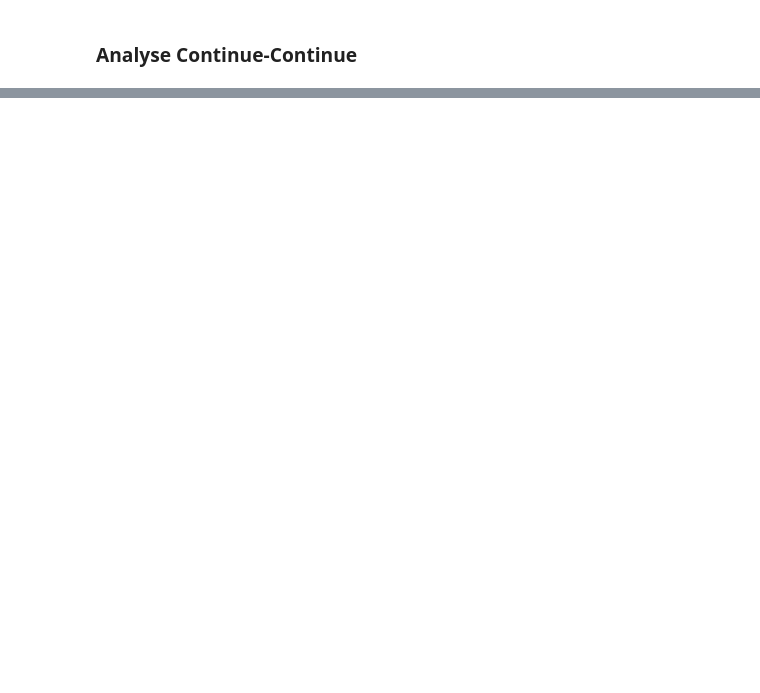
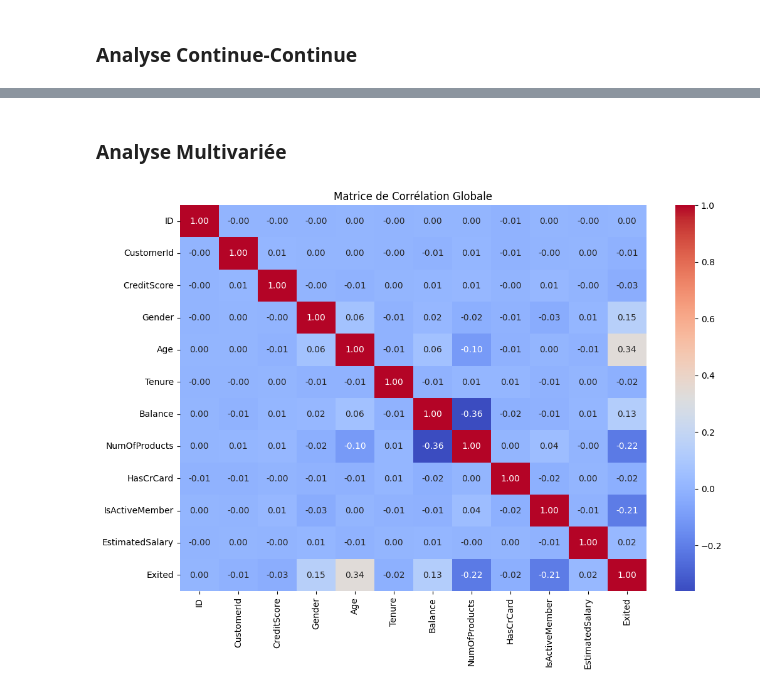
Before and after one commit to kenzakab16/classification-bank-churn, a Jupyter notebook: projets/classification-bank-churn.ipynb, the cells around one changed output, grey strips where cells are left out. Drawn from its saved outputs; the diff is of its cells as text; code cells hidden in the pictures; blank space fills up the shorter version.

Commit message:
la partie analyse de données

```diff
--- a/projets/classification-bank-churn.ipynb
+++ b/projets/classification-bank-churn.ipynb
@@ -160,0 +233,14 @@ plt.show()
+# %% [markdown]
+### Analyse Multivariée
+# %%
+# Matrice de corrélation
+plt.figure(figsize=(12, 8))
+# On encode temporairement pour inclure Gender dans la matrice
+df_corr = train_df.copy()
+df_corr['Gender'] = df_corr['Gender'].map({'Female': 1, 'Male': 0})
+numeric_cols = df_corr.select_dtypes(include=['float64', 'int64']).columns
+sns.heatmap(df_corr[numeric_cols].corr(), annot=True, cmap='coolwarm', fmt='.2f')
+plt.title('Matrice de Corrélation Globale')
+plt.show()
+# %% [output]
+[figure, added]
```
Also changed, not shown: parts of 8 cells of this notebook.
